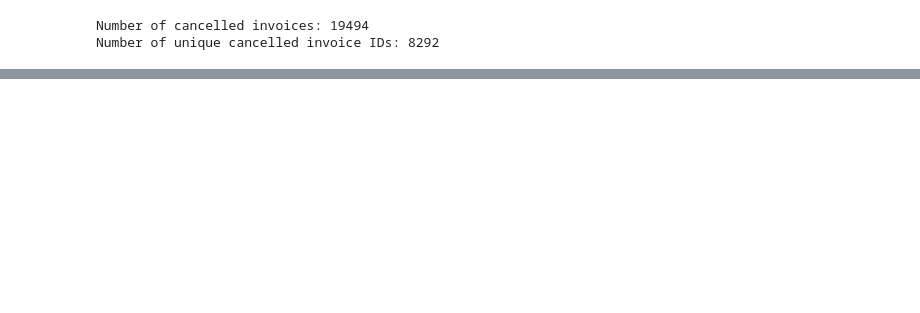
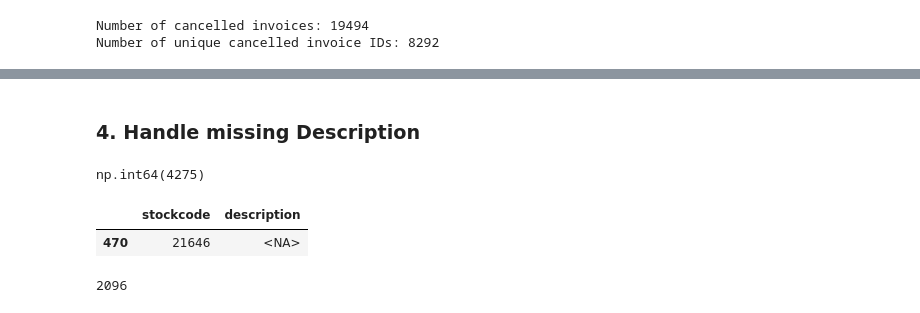
Before and after one commit to esradem/inventory_management, a Jupyter notebook: data/clean/01_raw_data_understanding.ipynb, the cells around one changed output, grey strips where cells are left out. Saved outputs shown, nothing was run; the diff lists cells and outputs as text; code cells hidden in the pictures; blank space fills up the shorter version.

```diff
--- a/data/clean/01_raw_data_understanding.ipynb
+++ b/data/clean/01_raw_data_understanding.ipynb
@@ -144,0 +240,3 @@ Date range: 2009-12-01 07:45:00 to 2011-12-09 12:50:00
+# %%
+df_clean = df_clean.drop_duplicates()
+df_clean.duplicated().sum()
@@ -144,0 +248,31 @@ Date range: 2009-12-01 07:45:00 to 2011-12-09 12:50:00
+# %% [markdown]
+### 4. Handle missing Description
+# %%
+df_clean['description'].isna().sum()
+# %% [output]
+np.int64(4275)
+# %%
+missing_description_codes = df_clean[
+    df_clean["description"].isna()
+]["stockcode"].unique()
+# %%
+code = missing_description_codes[0]
+
+df_clean[df_clean["stockcode"] == code][
+    ["stockcode", "description"]
+].drop_duplicates()
+# %% [output]
+|  | stockcode | description |
+| 470 | 21646 | <NA> |
+# %%
+missing_codes = set(
+    df_clean[df_clean["description"].isna()]["stockcode"]
+)
+known_codes = set(
+    df_clean[df_clean["description"].notna()]["stockcode"]
+)
+recoverable_codes = missing_codes.intersection(known_codes)
+
+len(recoverable_codes)
+# %% [output]
+2096
```
Also changed, not shown: parts of 34 cells of this notebook.
